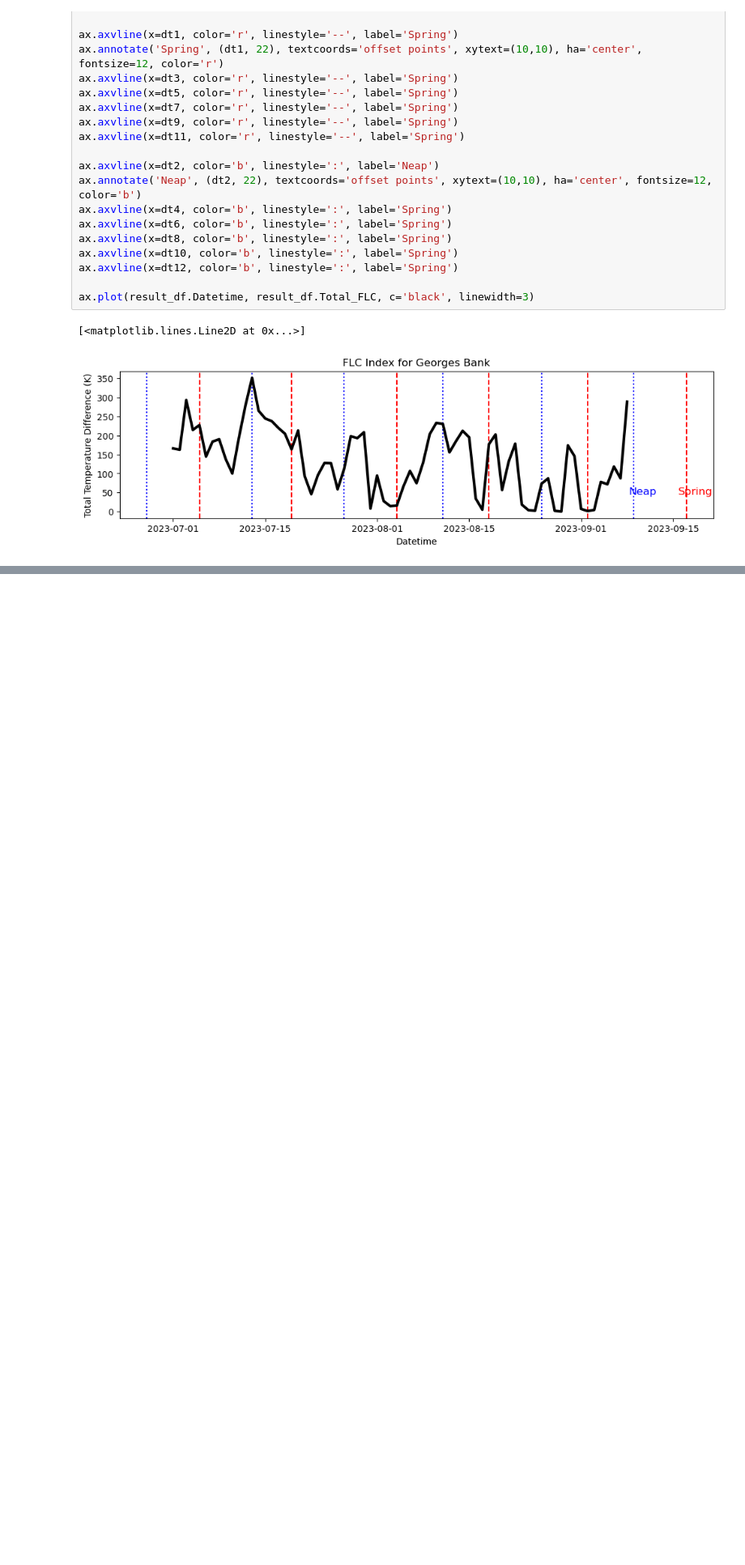
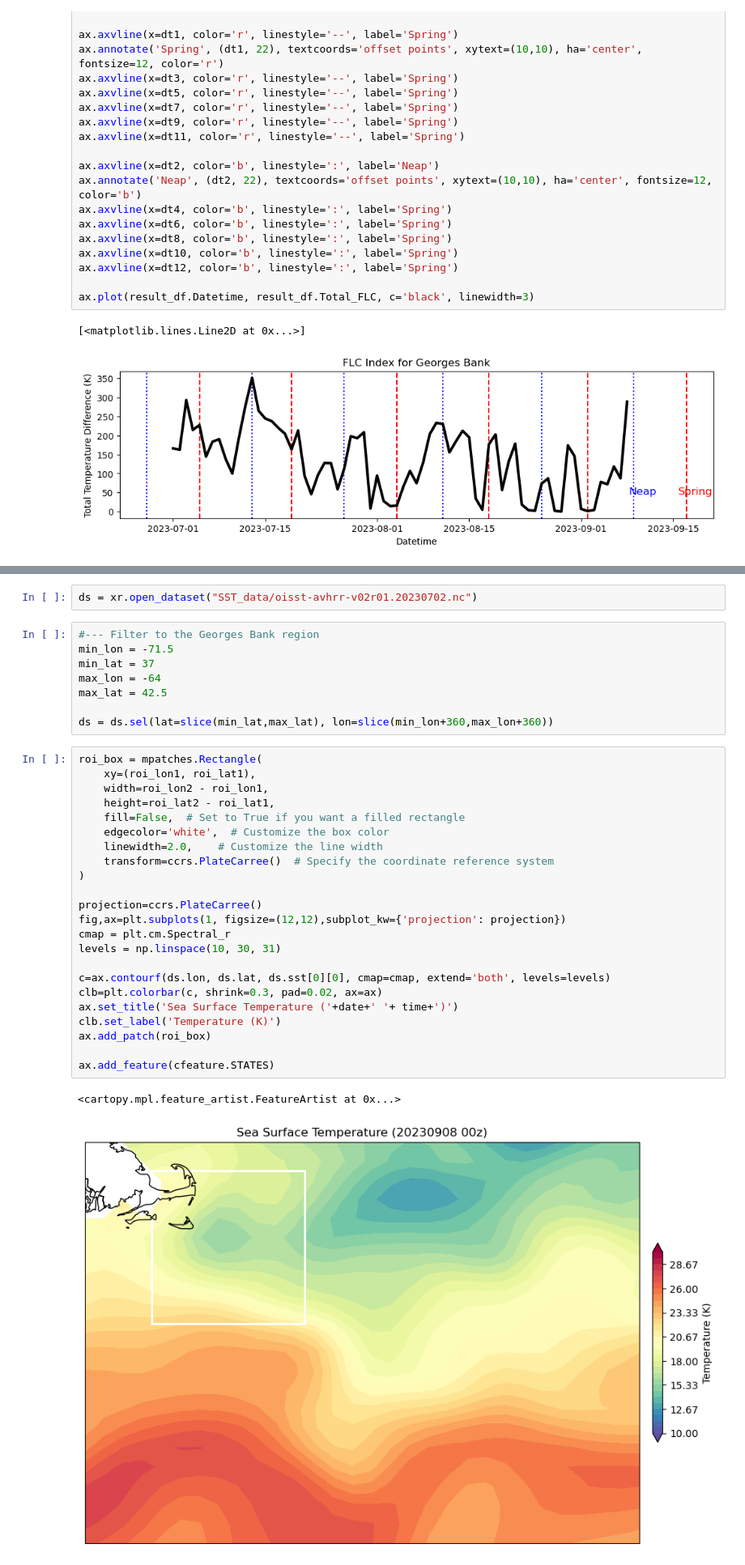
Before and after one commit to jesseturner/FalseLowClouds, a Jupyter notebook: Case_Studies/Georges_Bank/Visualize_georges_bank.ipynb, the cells around one changed output, grey strips where cells are left out. Shown at 81% size. Drawn from its saved outputs; the diff is of its cells as text; blank space fills up the shorter version.

Commit message:
Added SST analysis to georges bank tidal patterns

```diff
--- a/Case_Studies/Georges_Bank/Visualize_georges_bank.ipynb
+++ b/Case_Studies/Georges_Bank/Visualize_georges_bank.ipynb
@@ -113,0 +122,36 @@ ax.plot(result_df.Datetime, result_df.Total_FLC, c='black', linewidth=3)
+# %%
+ds = xr.open_dataset("SST_data/oisst-avhrr-v02r01.20230702.nc")
+# %%
+#--- Filter to the Georges Bank region
+min_lon = -71.5
+min_lat = 37
+max_lon = -64
+max_lat = 42.5
+
+ds = ds.sel(lat=slice(min_lat,max_lat), lon=slice(min_lon+360,max_lon+360))
+# %%
+roi_box = mpatches.Rectangle(
+    xy=(roi_lon1, roi_lat1),
+    width=roi_lon2 - roi_lon1,
+    height=roi_lat2 - roi_lat1,
+    fill=False,  # Set to True if you want a filled rectangle
+    edgecolor='white',  # Customize the box color
+    linewidth=2.0,    # Customize the line width
+    transform=ccrs.PlateCarree()  # Specify the coordinate reference system
+)
+
+projection=ccrs.PlateCarree()
+fig,ax=plt.subplots(1, figsize=(12,12),subplot_kw={'projection': projection})
+cmap = plt.cm.Spectral_r
+levels = np.linspace(10, 30, 31)
+
+c=ax.contourf(ds.lon, ds.lat, ds.sst[0][0], cmap=cmap, extend='both', levels=levels)
+clb=plt.colorbar(c, shrink=0.3, pad=0.02, ax=ax)
+ax.set_title('Sea Surface Temperature ('+date+' '+ time+')')
+clb.set_label('Temperature (K)')
+ax.add_patch(roi_box)
+
+ax.add_feature(cfeature.STATES)
+# %% [output]
+<cartopy.mpl.feature_artist.FeatureArtist at 0x...>
+[figure, added]
```
Also changed, not shown: parts of 9 cells of this notebook, 1 other file.
